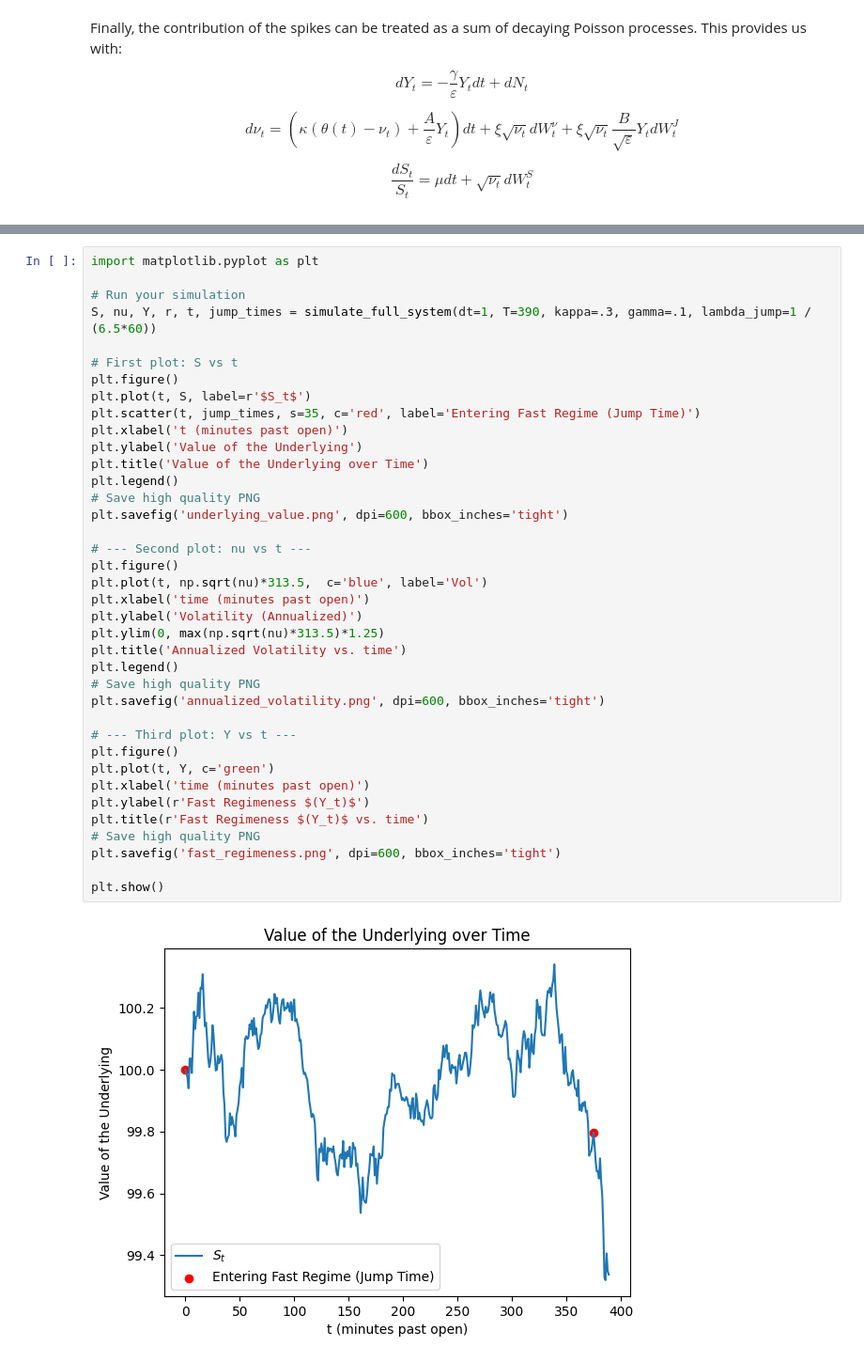
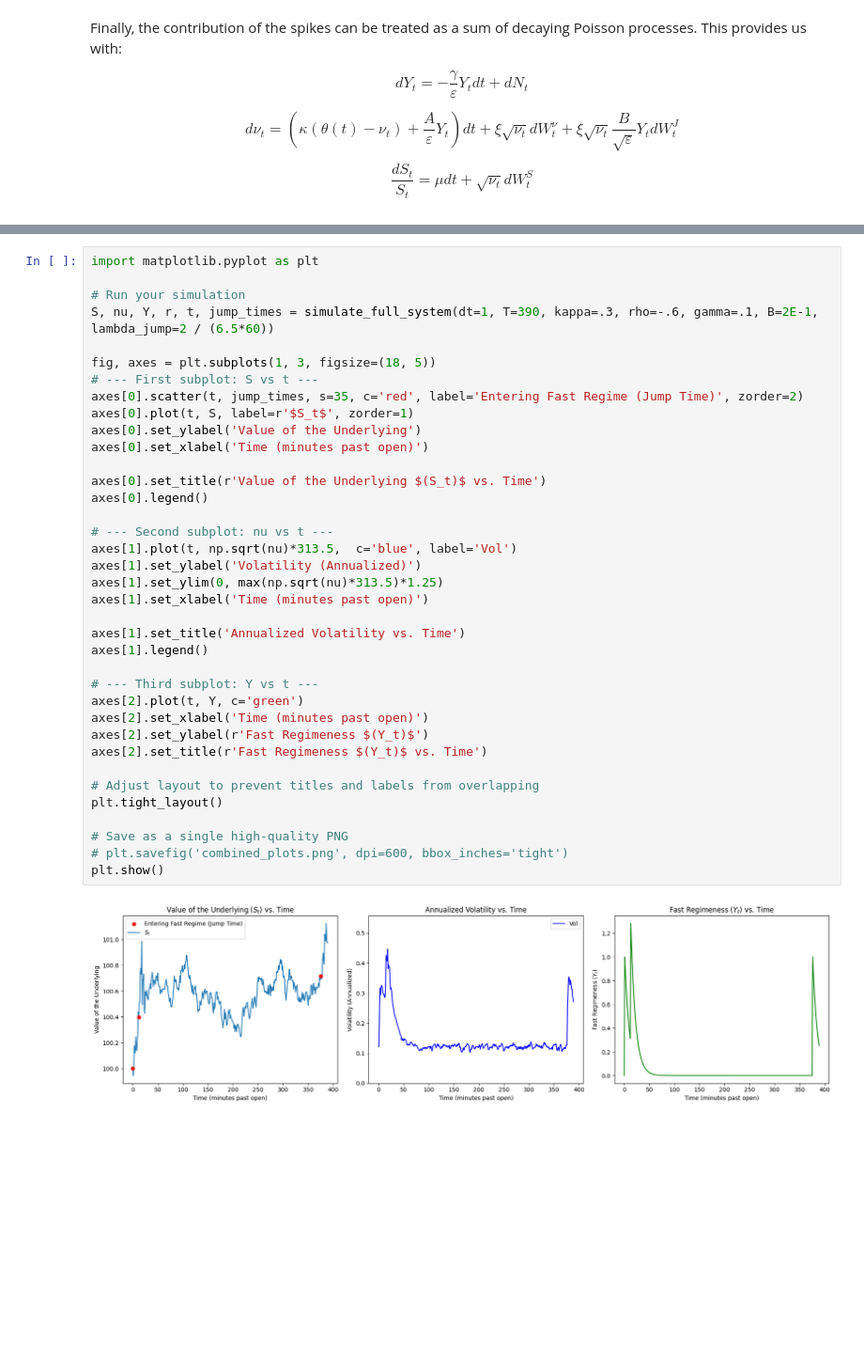
Before and after one commit to thomaskornfeld/m86, a Jupyter notebook: boundary_layer.ipynb, the cells around one changed output, grey strips where cells are left out. Shown at 94% size. Drawn from its saved outputs; the diff is of its cells as text; blank space fills up the shorter version.

```diff
--- a/boundary_layer.ipynb
+++ b/boundary_layer.ipynb
@@ -144,40 +166,39 @@ def simulate_full_system(
 # %%
 import matplotlib.pyplot as plt
 
 # Run your simulation
-S, nu, Y, r, t, jump_times = simulate_full_system(dt=1, T=390, kappa=.3, gamma=.1, lambda_jump=1 / (6.5*60))
+S, nu, Y, r, t, jump_times = simulate_full_system(dt=1, T=390, kappa=.3, rho=-.6, gamma=.1, B=2E-1, lambda_jump=2 / (6.5*60))
 
-# First plot: S vs t
-plt.figure()
-plt.plot(t, S, label=r'$S_t$')
-plt.scatter(t, jump_times, s=35, c='red', label='Entering Fast Regime (Jump Time)')
-plt.xlabel('t (minutes past open)')
-plt.ylabel('Value of the Underlying')
-plt.title('Value of the Underlying over Time')
-plt.legend()
-# Save high quality PNG
-plt.savefig('underlying_value.png', dpi=600, bbox_inches='tight')
+fig, axes = plt.subplots(1, 3, figsize=(18, 5))
+# --- First subplot: S vs t ---
+axes[0].scatter(t, jump_times, s=35, c='red', label='Entering Fast Regime (Jump Time)', zorder=2)
+axes[0].plot(t, S, label=r'$S_t$', zorder=1)
+axes[0].set_ylabel('Value of the Underlying')
+axes[0].set_xlabel('Time (minutes past open)')
 
-# --- Second plot: nu vs t ---
-plt.figure()
-plt.plot(t, np.sqrt(nu)*313.5,  c='blue', label='Vol')
-plt.xlabel('time (minutes past open)')
-plt.ylabel('Volatility (Annualized)')
-plt.ylim(0, max(np.sqrt(nu)*313.5)*1.25)
-plt.title('Annualized Volatility vs. time')
-plt.legend()
-# Save high quality PNG
-plt.savefig('annualized_volatility.png', dpi=600, bbox_inches='tight')
+axes[0].set_title(r'Value of the Underlying $(S_t)$ vs. Time')
+axes[0].legend()
 
-# --- Third plot: Y vs t ---
-plt.figure()
-plt.plot(t, Y, c='green')
-plt.xlabel('time (minutes past open)')
-plt.ylabel(r'Fast Regimeness $(Y_t)$')
-plt.title(r'Fast Regimeness $(Y_t)$ vs. time')
-# Save high quality PNG
-plt.savefig('fast_regimeness.png', dpi=600, bbox_inches='tight')
+# --- Second subplot: nu vs t ---
+axes[1].plot(t, np.sqrt(nu)*313.5,  c='blue', label='Vol')
+axes[1].set_ylabel('Volatility (Annualized)')
+axes[1].set_ylim(0, max(np.sqrt(nu)*313.5)*1.25)
+axes[1].set_xlabel('Time (minutes past open)')
 
+axes[1].set_title('Annualized Volatility vs. Time')
+axes[1].legend()
+
+# --- Third subplot: Y vs t ---
+axes[2].plot(t, Y, c='green')
+axes[2].set_xlabel('Time (minutes past open)')
+axes[2].set_ylabel(r'Fast Regimeness $(Y_t)$')
+axes[2].set_title(r'Fast Regimeness $(Y_t)$ vs. Time')
+
+# Adjust layout to prevent titles and labels from overlapping
+plt.tight_layout()
+
+# Save as a single high-quality PNG
+# plt.savefig('combined_plots.png', dpi=600, bbox_inches='tight')
 plt.show()
 # %% [output]
-[figure, old version]
+[figure, new version]
```
Also changed, not shown: parts of 16 cells of this notebook.
